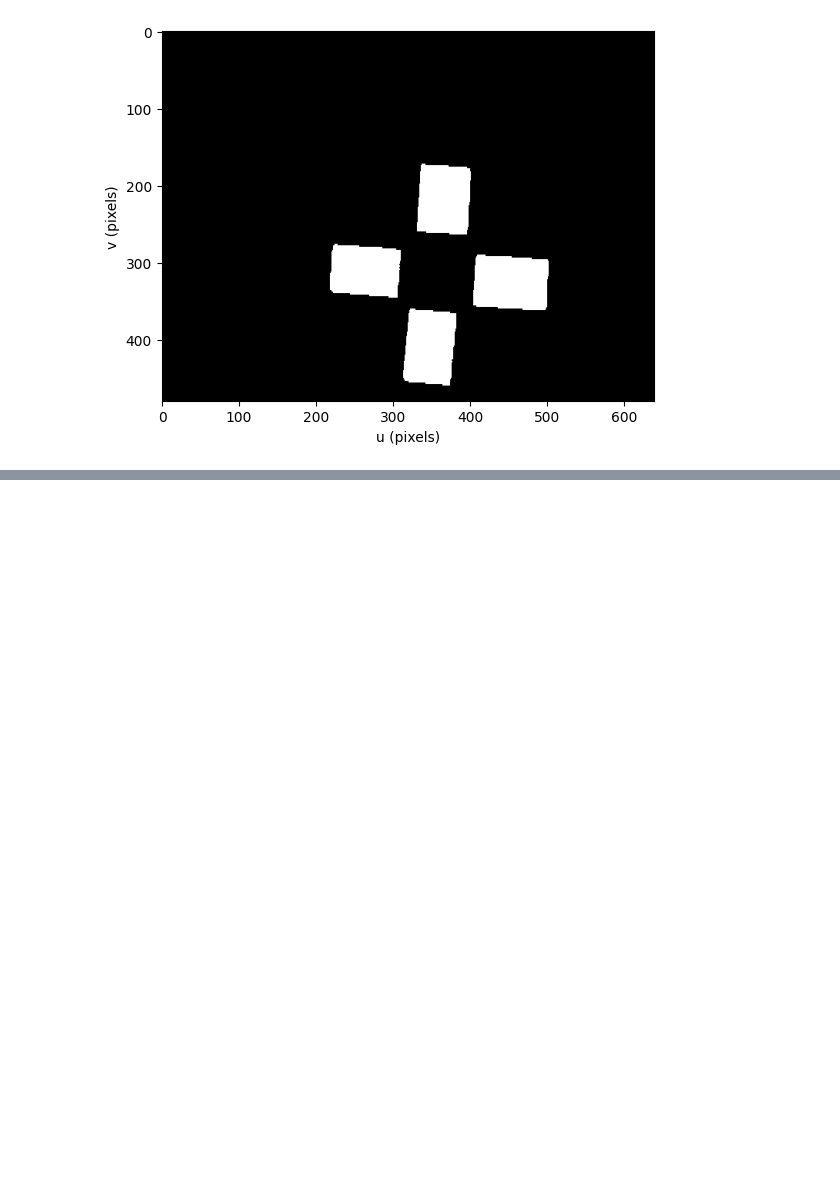
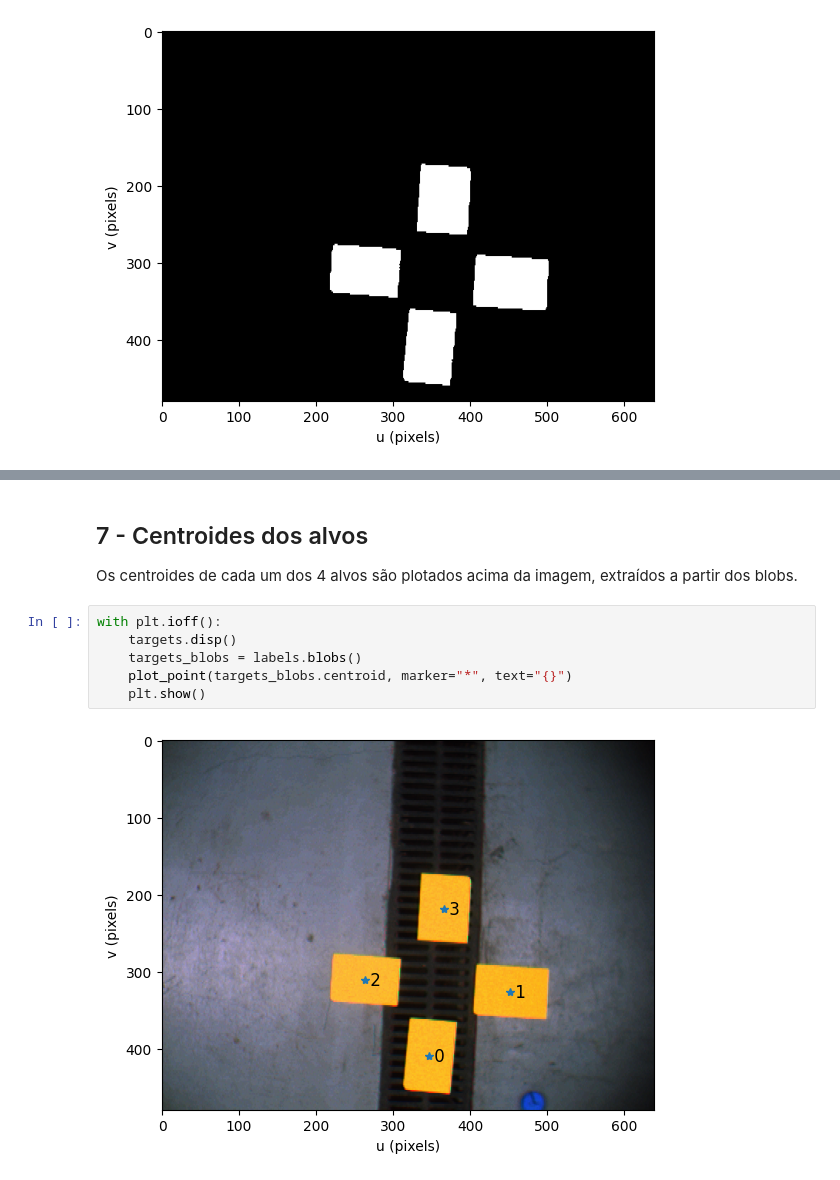
Before and after one commit to Xornotor/ENGG64-2023-2, a Jupyter notebook: ED8 - Classificação por Cores/AndrePaiva_ED8_Classificacao_por_Cores.ipynb, the cells around one changed output, grey strips where cells are left out. Drawn from its saved outputs; the diff is of its cells as text; blank space fills up the shorter version.

```diff
--- a/ED8 - Classificação por Cores/AndrePaiva_ED8_Classificacao_por_Cores.ipynb
+++ b/ED8 - Classificação por Cores/AndrePaiva_ED8_Classificacao_por_Cores.ipynb
@@ -99,0 +79,12 @@ array([[[1., 1., 1.],
+# %% [markdown]
+## 7 - Centroides dos alvos
+
+Os centroides de cada um dos 4 alvos são plotados acima da imagem, extraídos a partir dos blobs.
+# %%
+with plt.ioff():
+    targets.disp()
+    targets_blobs = labels.blobs()
+    plot_point(targets_blobs.centroid, marker="*", text="{}")
+    plt.show()
+# %% [output]
+[figure, added]
```
Also changed, not shown: parts of 10 cells of this notebook.
